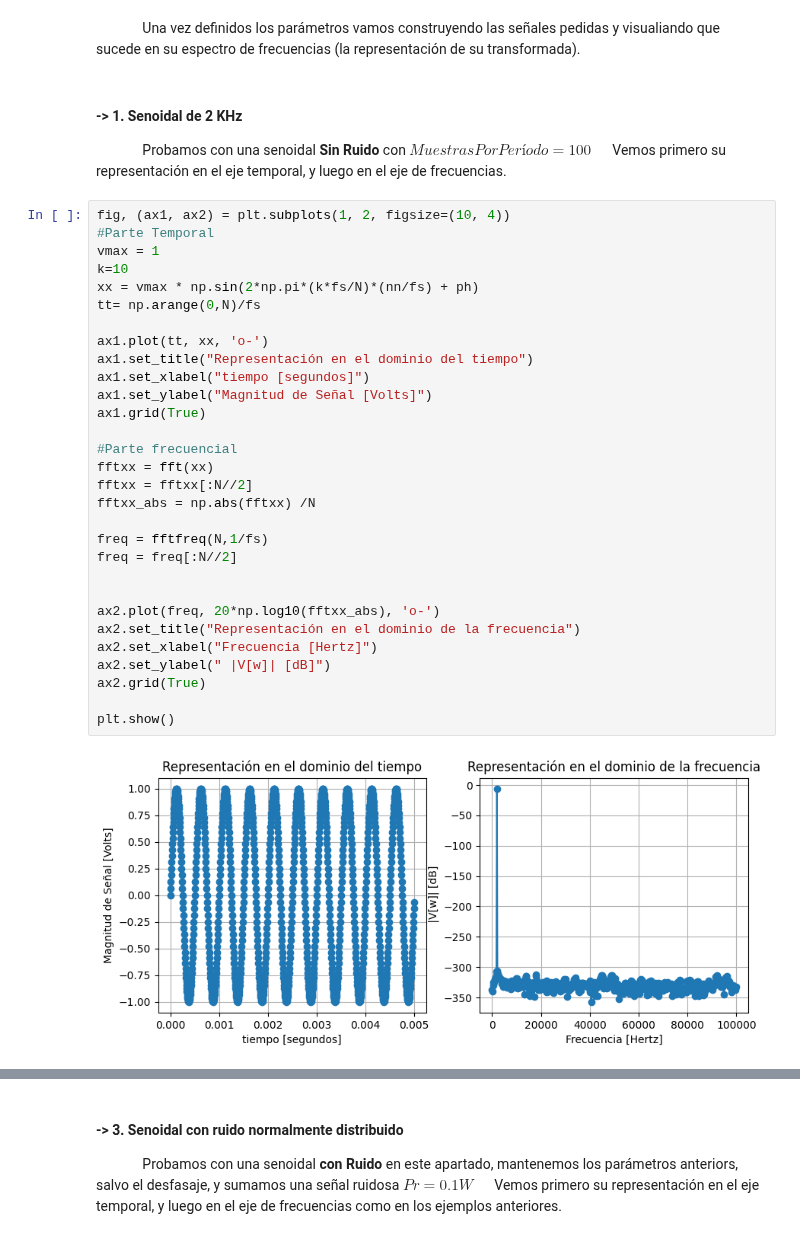
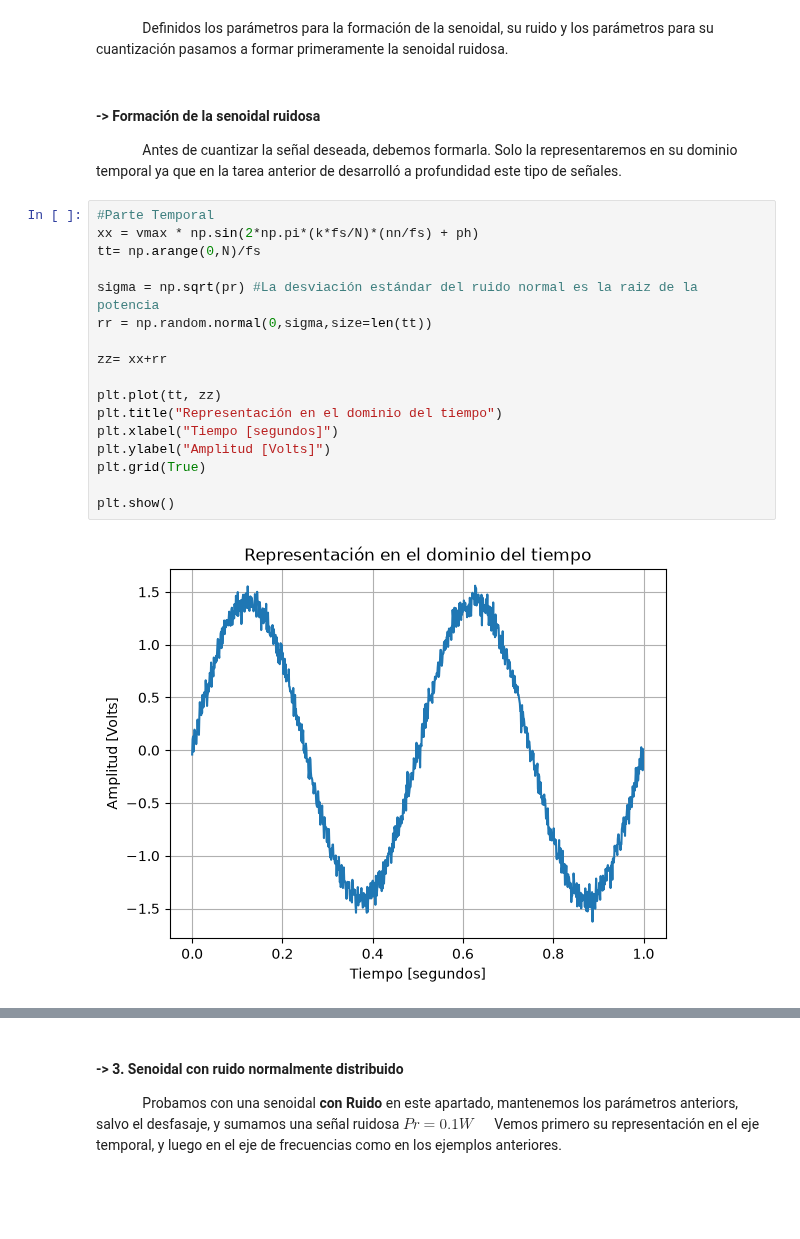
Before and after one commit to JoaquinBRios/APS-, a Jupyter notebook: TS2.ipynb, the cells around one changed output, grey strips where cells are left out. Cells and saved outputs as stored; diff of their text form; blank space fills up the shorter version.

```diff
--- a/TS2.ipynb
+++ b/TS2.ipynb
@@ -35,38 +54,25 @@ k=10 #K siendo la cantidad de períodos que me entran en la N cantidad de muestr
 # %% [markdown]
-&emsp;&emsp;&emsp; Una vez definidos los parámetros vamos construyendo las señales pedidas  y visualiando que sucede en su espectro de frecuencias (la representación de su transformada).
+&emsp;&emsp;&emsp; Definidos los parámetros para la formación de la senoidal, su ruido y los parámetros para su cuantización pasamos a formar primeramente la senoidal ruidosa.
 # %% [markdown]
-#### ->  1. Senoidal de 2 KHz
-&emsp;&emsp;&emsp; Probamos con una senoidal **Sin Ruido** con  $Muestras  Por  Período = 100$ &emsp; Vemos primero su representación
-en el eje temporal, y luego en el eje de frecuencias.
+#### ->  Formación de la senoidal ruidosa
+&emsp;&emsp;&emsp; Antes de cuantizar la señal deseada, debemos formarla. Solo la representaremos en su dominio temporal ya que en la tarea
+anterior de desarrolló a profundidad este tipo de señales.
 # %%
-fig, (ax1, ax2) = plt.subplots(1, 2, figsize=(10, 4))
 #Parte Temporal
-vmax = 1
-k=10
 xx = vmax * np.sin(2*np.pi*(k*fs/N)*(nn/fs) + ph)
 tt= np.arange(0,N)/fs
 
-ax1.plot(tt, xx, 'o-')
-ax1.set_title("Representación en el dominio del tiempo")
-ax1.set_xlabel("tiempo [segundos]")
-ax1.set_ylabel("Magnitud de Señal [Volts]")
-ax1.grid(True)
+sigma = np.sqrt(pr) #La desviación estándar del ruido normal es la raiz de la potencia
+rr = np.random.normal(0,sigma,size=len(tt))
 
-#Parte frecuencial
-fftxx = fft(xx)
-fftxx = fftxx[:N//2]
-fftxx_abs = np.abs(fftxx) /N
+zz= xx+rr
 
-freq = fftfreq(N,1/fs)
-freq = freq[:N//2]
-
-
-ax2.plot(freq, 20*np.log10(fftxx_abs), 'o-')
-ax2.set_title("Representación en el dominio de la frecuencia")
-ax2.set_xlabel("Frecuencia [Hertz]")
-ax2.set_ylabel(" |V[w]| [dB]")
-ax2.grid(True)
+plt.plot(tt, zz)
+plt.title("Representación en el dominio del tiempo")
+plt.xlabel("Tiempo [segundos]")
+plt.ylabel("Amplitud [Volts]")
+plt.grid(True)
 
 plt.show()
 # %% [output]
-[figure, old version]
+[figure, new version]
```
Also changed, not shown: parts of 9 cells of this notebook, 1 other file.
